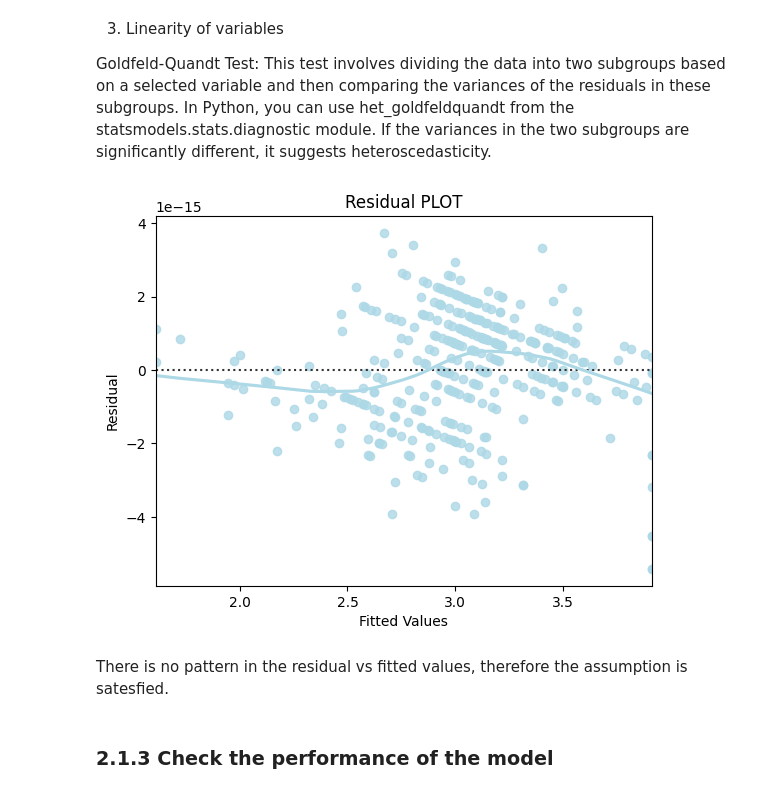
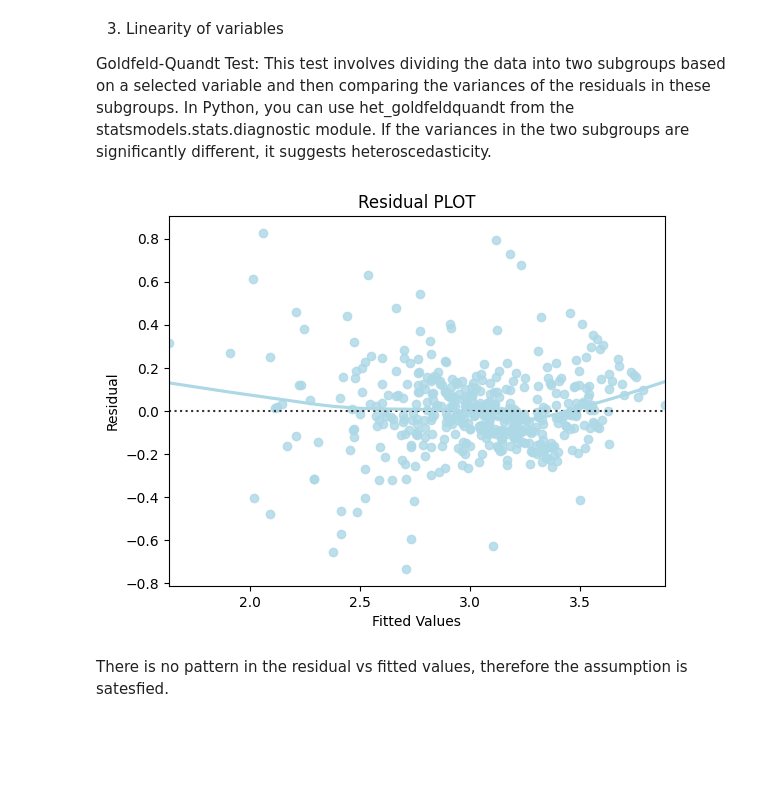
Before and after one commit to LIU-Alessia/Neural-Network-USTC, a Jupyter notebook: hw1/regression.ipynb, the cells around one changed output. Saved outputs shown, nothing was run; the diff lists cells and outputs as text; code cells hidden in the pictures; blank space fills up the shorter version.

```diff
--- a/hw1/regression.ipynb
+++ b/hw1/regression.ipynb
@@ -171,6 +170,0 @@ Let's remove TAX as it has the highest VIF values and check the multicollinearit
-# %%
-# Create the model after dropping TAX
-X_train = X_train.drop(columns = 'TAX')
-
-# Check for VIF
-print(checking_vif(X_train))
@@ -304,7 +221,7 @@ The R-square is great. We still need to check the below linear regression assump
 # %% [markdown]
 1. Check for mean of residuals
 # %%
-residuals = model2.resid
+residuals = model1.resid
 
 np.mean(residuals)
 # %% [output]
@@ -334,23 +251,21 @@ Since the p-value > 0.95, we accept the Null-Hypothesis hence residuals have hom
 Goldfeld-Quandt Test: This test involves dividing the data into two subgroups based on a selected variable and then comparing the variances of the residuals in these subgroups. In Python, you can use het_goldfeldquandt from the statsmodels.stats.diagnostic module. If the variances in the two subgroups are significantly different, it suggests heteroscedasticity.
 # %%
 # Predicted values
-fitted = model2.fittedvalues
+fitted = model1.fittedvalues
 
 # sns.set_style("whitegrid")
 sns.residplot(x = fitted, y = residuals, color = "lightblue", lowess = True)
 
 plt.xlabel("Fitted Values")
 
 plt.ylabel("Residual")
 
 plt.title("Residual PLOT")
 
 plt.show()
 # %% [output]
-[figure, old version]
+[figure, new version]
 # %% [markdown]
 There is no pattern in the residual vs fitted values, therefore the assumption is satesfied.
-# %% [markdown]
-### 2.1.3 Check the performance of the model
 # %%
 # RMSE
```
Also changed, not shown: parts of 33 cells of this notebook.
